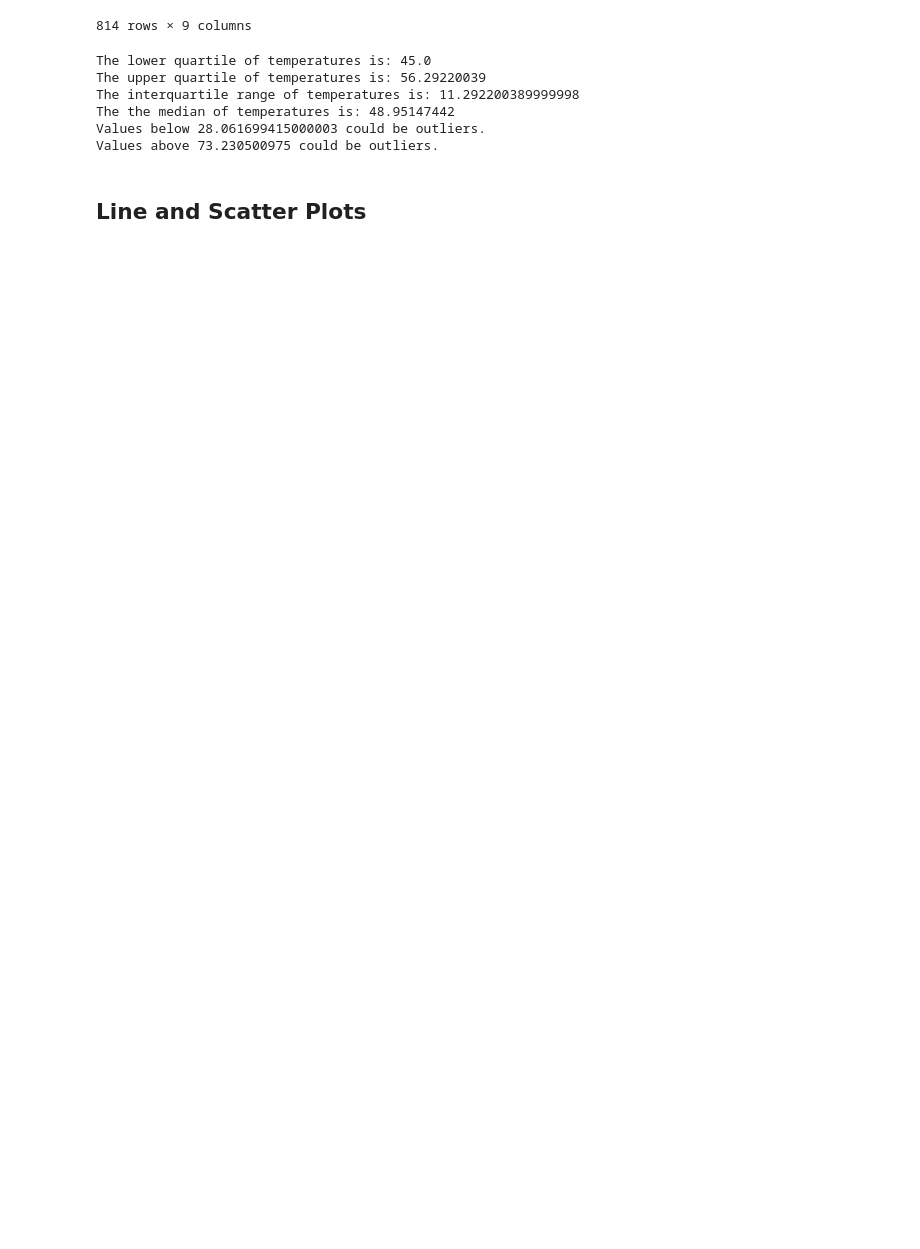
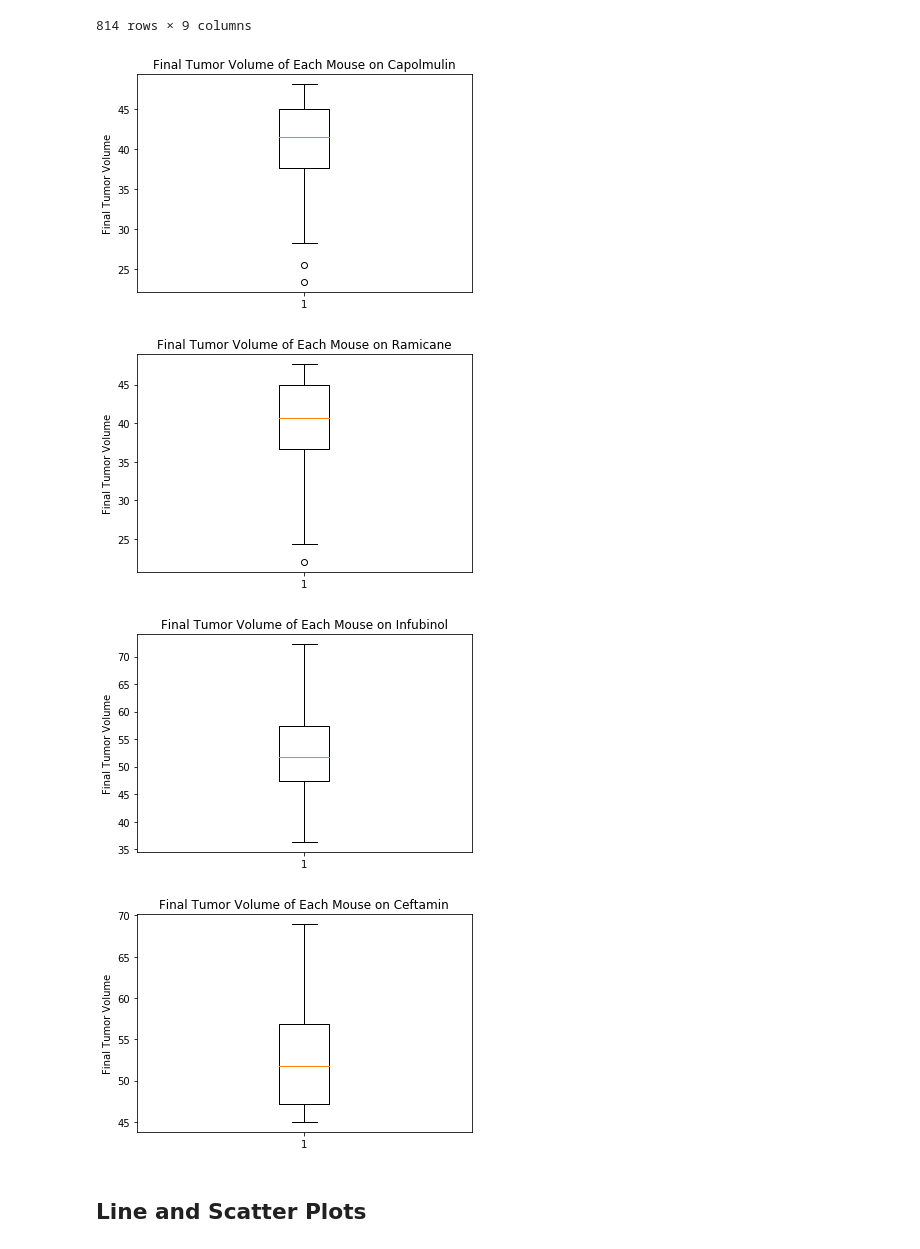
Before and after one commit to dsc55704973/matplotlib-challenge, a Jupyter notebook: pymaceuticals_starter.ipynb, the cells around one changed output. Cells and saved outputs as stored; diff of their text form; code cells hidden in the pictures; blank space fills up the shorter version.

```diff
--- a/pymaceuticals_starter.ipynb
+++ b/pymaceuticals_starter.ipynb
@@ -225,42 +225,3 @@ master_dataset2
 | 812 | z581 | 62.754451 | Infubinol | Female | 24 | 25 | 40 | ... |
 | 813 | z581 | 62.754451 | Infubinol | Female | 24 | 25 | 45 | ... |
 814 rows × 9 columns
-# %%
-# Put treatments into a list for for loop (and later for plot labels)
-treatments = master_dataset["Drug Regimen"]
-treatments = treatments.unique()
-
-# Create empty list to fill with tumor vol data (for plotting)
-tumor_vol_data = master_dataset["Tumor Volume (mm3)"]
-tumor_vol_data
-
-# Calculate the IQR and quantitatively determine if there are any potential outliers.
-quartiles = tumor_vol_data.quantile([.25,.5,.75])
-lowerq = quartiles[0.25]
-upperq = quartiles[0.75]
-iqr = upperq-lowerq
-
-print(f"The lower quartile of temperatures is: {lowerq}")
-print(f"The upper quartile of temperatures is: {upperq}")
-print(f"The interquartile range of temperatures is: {iqr}")
-print(f"The the median of temperatures is: {quartiles[0.5]} ")
-
-lower_bound = lowerq - (1.5*iqr)
-upper_bound = upperq + (1.5*iqr)
-print(f"Values below {lower_bound} could be outliers.")
-print(f"Values above {upper_bound} could be outliers.")
-
-    # Locate the rows which contain mice on each drug and get the tumor volumes
-
-
-    # add subset
-
-
-    # Determine outliers using upper and lower bounds
-# %% [output]
-The lower quartile of temperatures is: 45.0
-The upper quartile of temperatures is: 56.29220039
-The interquartile range of temperatures is: 11.292200389999998
-The the median of temperatures is: 48.95147442
-Values below 28.061699415000003 could be outliers.
-Values above 73.230500975 could be outliers.
@@ -269,2 +274,26 @@ Values above 73.230500975 could be outliers.
+# %%
+# Generate a box plot of the final tumor volume of each mouse across four regimens of interest
+fig1, ax1 = plt.subplots()
+fig1, ax2 = plt.subplots()
+fig1, ax3 = plt.subplots()
+fig1, ax4 = plt.subplots()
+ax1.set_title('Final Tumor Volume of Each Mouse on Capolmulin')
+ax2.set_title('Final Tumor Volume of Each Mouse on Ramicane')
+ax3.set_title('Final Tumor Volume of Each Mouse on Infubinol')
+ax4.set_title('Final Tumor Volume of Each Mouse on Ceftamin')
+ax1.set_ylabel('Final Tumor Volume')
+ax2.set_ylabel('Final Tumor Volume')
+ax3.set_ylabel('Final Tumor Volume')
+ax4.set_ylabel('Final Tumor Volume')
+ax1.boxplot(capolmulin_data)
+ax2.boxplot(ramicane_data)
+ax3.boxplot(infubinol_data)
+ax4.boxplot(ceftamin_data)
+plt.show()
+# %% [output]
+[figure, added]
+[figure, added]
+[figure, added]
+[figure, added]
 # %% [markdown]
 ## Line and Scatter Plots
```
Also changed, not shown: parts of 4 cells of this notebook.
